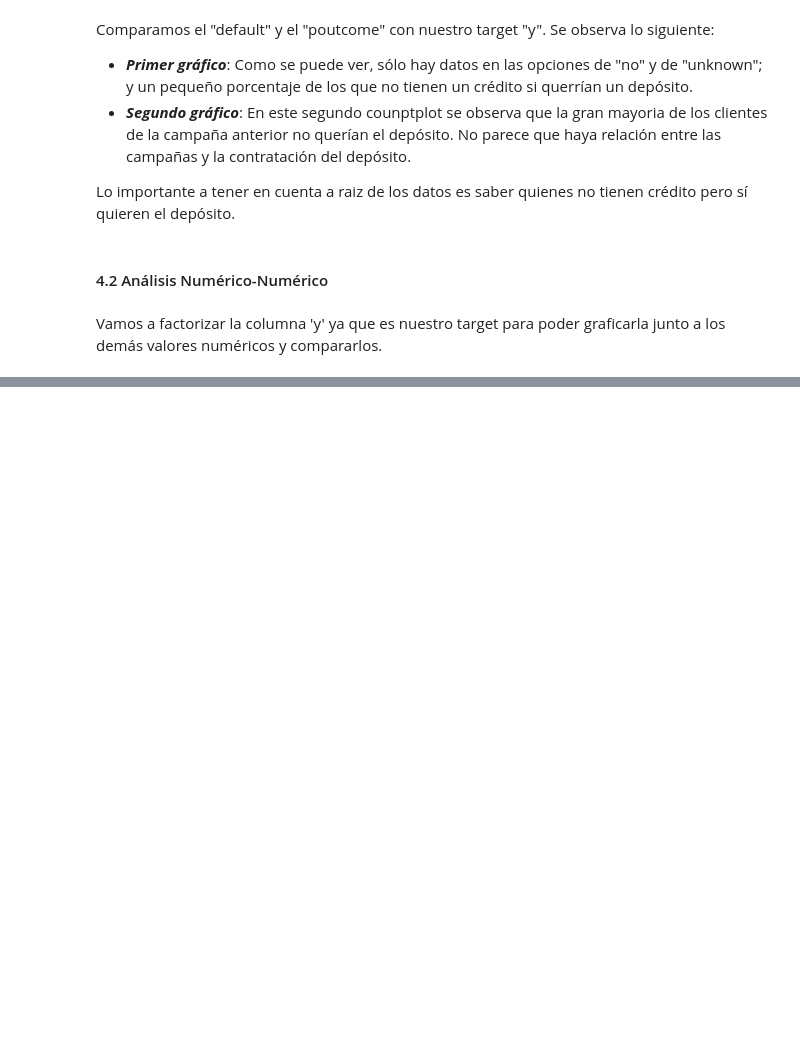
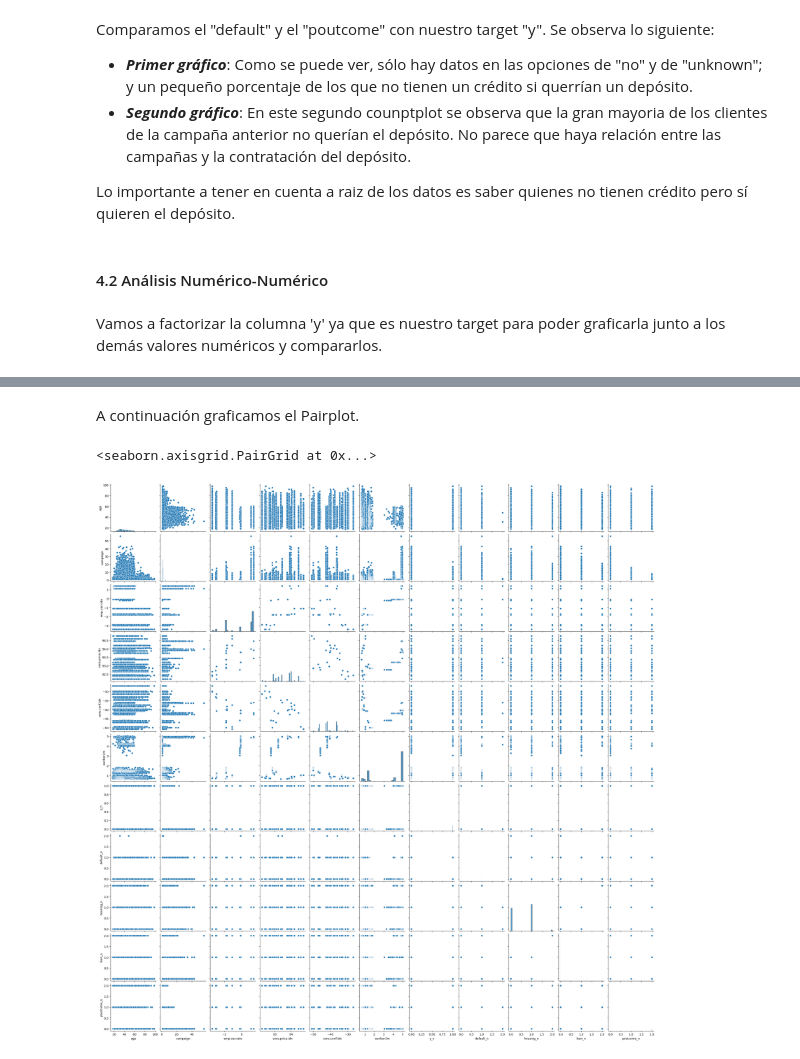
Before and after one commit to 4GeeksAcademy/ivandla96-Proyecto-Regresion-Logistica, a Jupyter notebook: src/explore.ipynb, the cells around one changed output, grey strips where cells are left out. Saved outputs shown, nothing was run; the diff lists cells and outputs as text; code cells hidden in the pictures; blank space fills up the shorter version.

```diff
--- a/src/explore.ipynb
+++ b/src/explore.ipynb
@@ -335,0 +449,7 @@ plt.show()
+# %% [markdown]
+A continuación graficamos el Pairplot.
+# %%
+sns.pairplot(data = total_data)
+# %% [output]
+<seaborn.axisgrid.PairGrid at 0x...>
+[figure, added]
```
Also changed, not shown: parts of 31 cells of this notebook.
